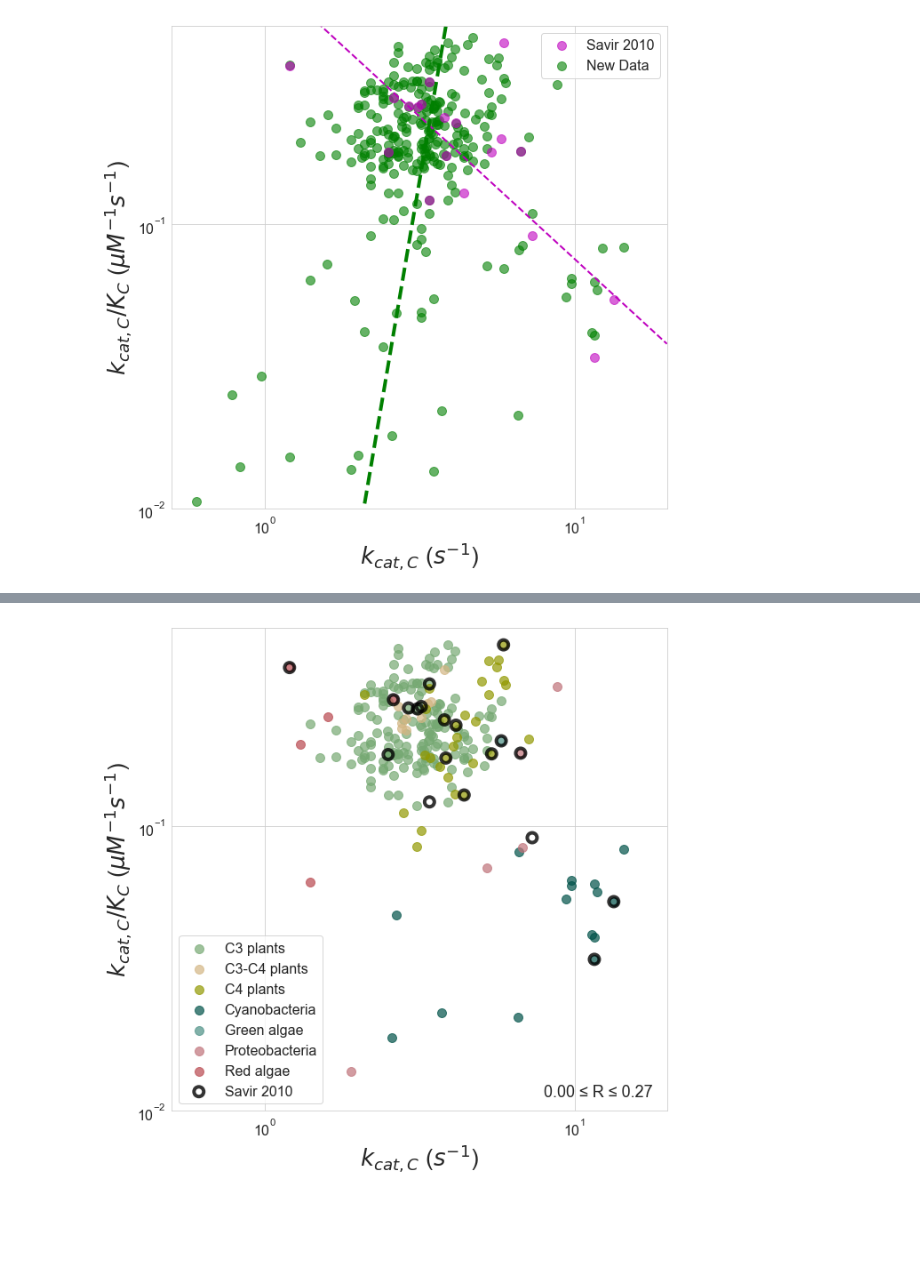
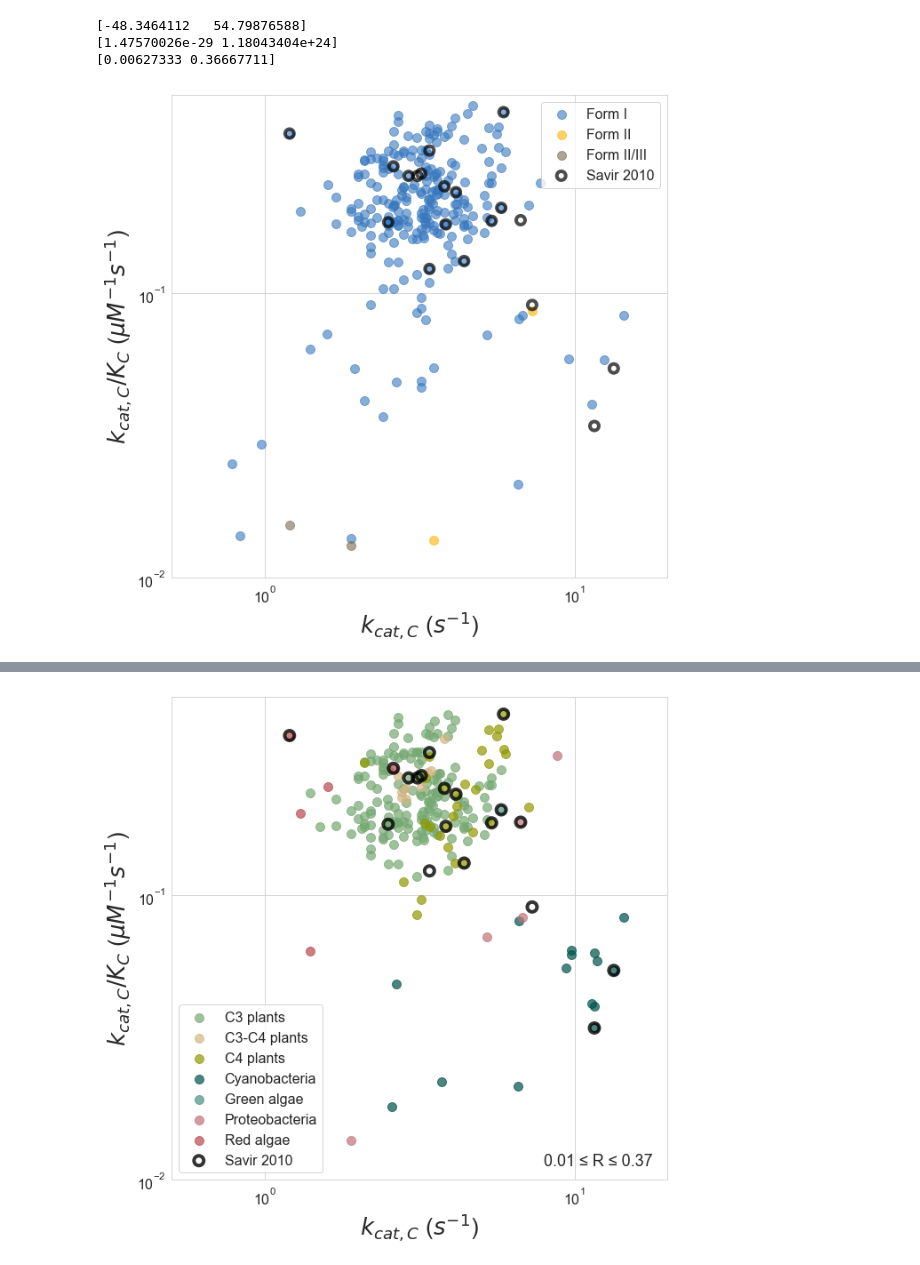
Before and after one commit to flamholz/rubisco, a Jupyter notebook: notebooks/Figure5 Mechanistic Proposal #1.ipynb, the cells around one changed output, grey strips where cells are left out. Saved outputs shown, nothing was run; the diff lists cells and outputs as text; code cells hidden in the pictures; blank space fills up the shorter version.

```diff
--- a/notebooks/Figure5 Mechanistic Proposal #1.ipynb
+++ b/notebooks/Figure5 Mechanistic Proposal #1.ipynb
@@ -17,8 +17,11 @@ raw_kin_df, kin_df = rubisco_data.load_rubisco_data()
 # Subset the data in various ways for future use
 raw_kin_df, savir_df, nonsavir_df = rubisco_data.filter_data(raw_kin_df)
 
+# Merge multiple measurements of the same organism by taking the median value.
+merged_kin_df = rubisco_data.merge_organisms(raw_kin_df)
+
 # Group by RuBisCO form
-grouped_form = raw_kin_df.groupby('isoform')
+grouped_form = merged_kin_df.groupby('isoform')
 
 # Markers we use for plotting below.
 markers = 'o><^dsphH*'
@@ -69,37 +76,73 @@ Log-scale linear regression R = -0.72, P = 0.00047
 Spearman rank correlation R = -0.57, P = 0.012
+# %%
+all_FIs = merged_kin_df[merged_kin_df.isoform == '1']
+exps, pres, rs = power_laws.bootstrap_power_law_odr(
+    all_FIs.vC, all_FIs.kon_C, fraction=0.9, rounds=10000)
+
+conf_range = [2.5, 97.5]
+pre_interval = np.percentile(pres, conf_range)
+exp_interval = np.percentile(exps, conf_range)
+rs_interval = np.percentile(rs, conf_range)
+
+print(exp_interval)
+print(pre_interval)
+print(rs_interval)
+# %% [output]
+[-48.3464112   54.79876588]
+[1.47570026e-29 1.18043404e+24]
+[0.00627333 0.36667711]
 # %%
-# Mechanistic proposal #1 from Savir - Vc vs. k_onC graph.
+# Mechanistic proposal #1 from Savir - Vc vs. k_onC color by isoform
 figure = plt.figure(figsize=(10,10))
 seaborn.set_style('whitegrid')
-
-# Regress on all data
-vCs = np.log(raw_kin_df.vC)
-konCs = np.log(raw_kin_df.kon_C)
-exponent, prefactor, r2 = power_laws.fit_power_law_odr(vCs, konCs)
 
 plt.xscale('log')
 plt.yscale('log')
 
-plt.scatter(savir_df.vC, savir_df.kon_C, c='m', s=100, alpha=0.6, label='Savir 2010', zorder=10)
-plt.scatter(nonsavir_df.vC, nonsavir_df.kon_C, c='g', alpha=0.6, s=100, label='New Data')
+groups = {'1': 'I',
+          '2': 'II',
+          '2_3': 'II/III',
+          '3': 'III'}
+
+for i, (group, gdf) in enumerate(grouped_form):
+    if group == '3':
+        continue
+
+    label = 'Form %s' % groups[group]
+    c = matplotlib.colors.rgb2hex(named_colors[i])
+    plt.scatter(gdf.vC, gdf.kon_C, c=[c], s=100, label=label, alpha=0.6)
 
 # Savir 2010 says konC = vc/KC = vc/(1.32*vc^2) = 0.757/vc
 xs = np.arange(0.1, 20, 0.1)
 projected_konC = 0.757/xs
-plt.plot(xs, projected_konC, ls='--', lw=2, c='m')
-plt.plot(xs, np.power(xs, exponent) * prefactor, ls='--', lw=4, c='g')
+#plt.plot(xs, projected_konC, ls='--', lw=2, c='grey')
+
+# plot our own fit of the F1 enzymes
+# Plot regression of S vs vC
+xs = np.arange(1e-1, 20, 0.01)
+all_FIs = raw_kin_df[raw_kin_df.isoform == '1']
+konCs = np.log(all_FIs.kon_C)
+vCs = np.log(all_FIs.vC)
+exp_FI, pre_FI, _ = power_laws.fit_power_law_odr(vCs, konCs)
+#plt.plot(xs, np.power(xs, exp_FI) * pre_FI, ls='--', c=named_colors[0], lw=4)
+
+# Show savir data with an outline
+plt.scatter(savir_df.vC, savir_df.kon_C, c='None', edgecolors='k',
+            linewidths=4, s=100, label='Savir 2010', alpha=0.7, zorder=10)
+
 
 plt.legend(loc=1, fontsize=16, frameon=True)
 plt.xlabel('$k_{cat,C}$ ($s^{-1}$)', fontsize=26)
 plt.ylabel('$k_{cat,C} / K_C$ ($\mu M^{-1} s^{-1}$)', fontsize=26)
 plt.xticks(fontsize=16)
 plt.yticks(fontsize=16)
 
 plt.ylim(1e-2, 0.5)
 plt.xlim(0.5, 20)
 
-plt.savefig('fig5/fig5_konC_kcatC.png', dpi=600)
-plt.savefig('fig5/fig5_konC_kcatC.svg')
+plt.savefig('fig5/fig5_konC_kcatC_FI.png', dpi=600)
+plt.savefig('fig5/fig5_konC_kcatC_FI.svg')
+
 plt.show()
 # %% [output]
-[figure, old version]
+[figure, new version]
```
Also changed, not shown: parts of 4 cells of this notebook, 25 other files.
